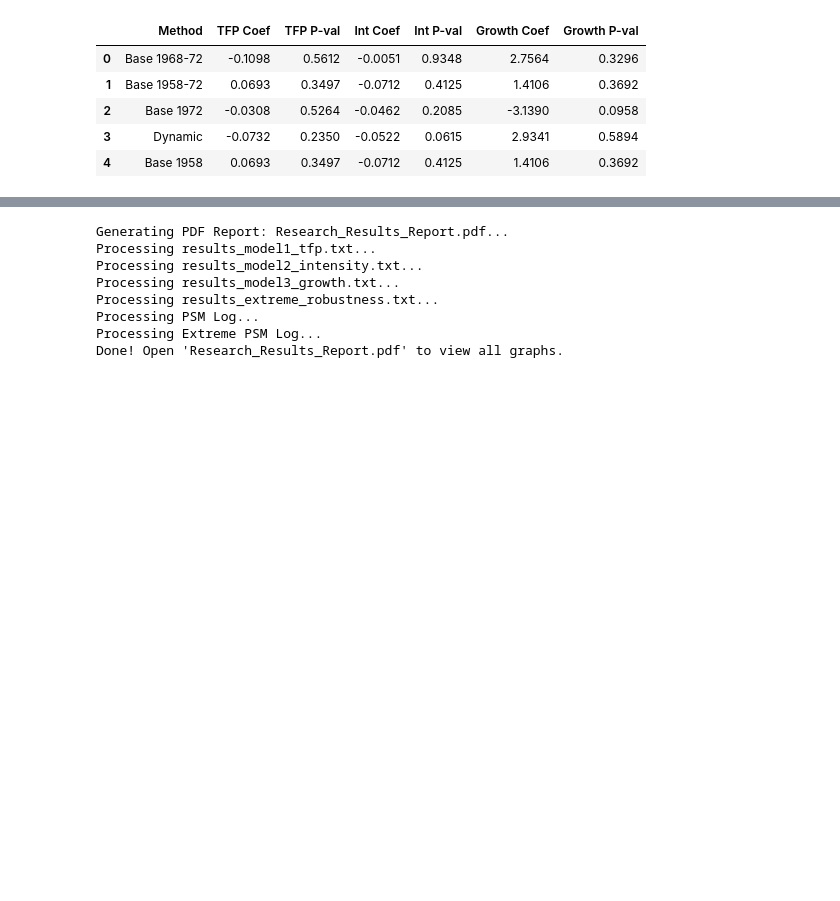
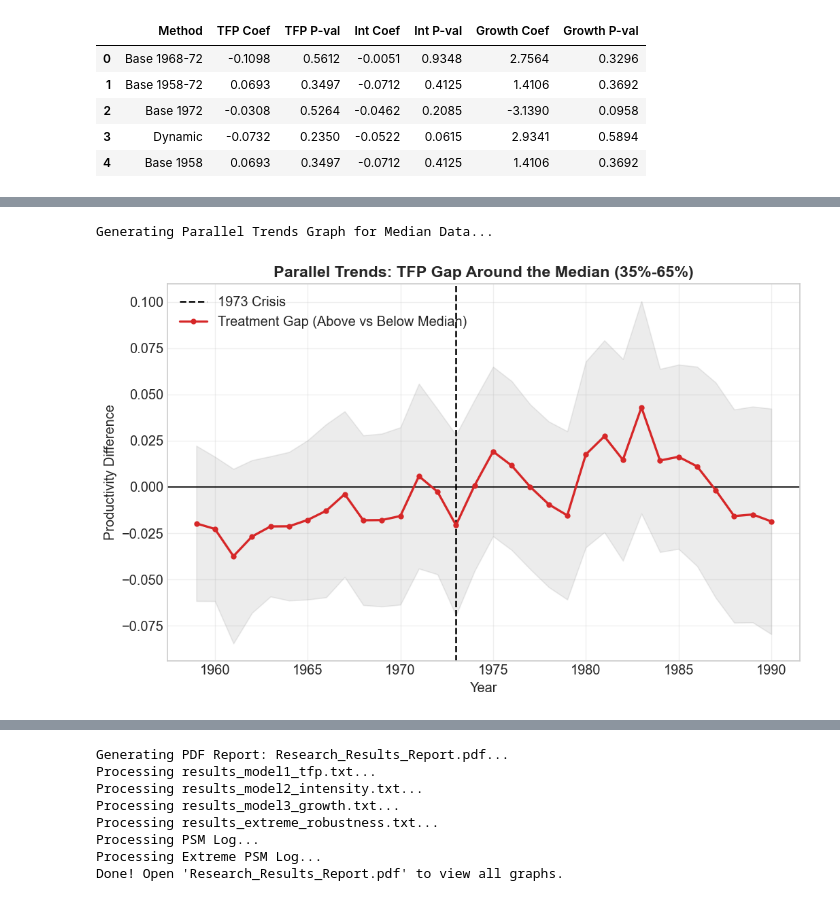
Before and after one commit to ofek31415-eng/Sourse_Idea, a Jupyter notebook: notebooks/idea_data_analysis.ipynb, the cells around one changed output, grey strips where cells are left out. Cells and saved outputs as stored; diff of their text form; code cells hidden in the pictures; blank space fills up the shorter version.

Commit message:
Above and below median & mean analysis

```diff
--- a/notebooks/idea_data_analysis.ipynb
+++ b/notebooks/idea_data_analysis.ipynb
@@ -1373 +1370,40 @@ P-value:  0.9858
 <statsmodels.regression.linear_model.RegressionResultsWrapper at 0x...>
+# %%
+# ויזואליזציה של טרנדים מקבילים
+
+print("Generating Parallel Trends Graph for Median Data...")
+
+df_reg = regression_data_median.dropna(subset=['tfp5', 'log_emp', 'log_cap']).copy()
+formula = "tfp5 ~ treatment_above_median * C(year) + log_emp + log_cap + C(naics)"
+model_es = smf.ols(formula, data=df_reg).fit(cov_type='cluster', cov_kwds={'groups': df_reg['naics']})
+
+years, coefs, lower, upper = [], [], [], []
+for param in model_es.params.index:
+    if "treatment_above_median:C(year)" in param:
+        y_str = param.split("[T.")[1].split("]")[0]
+        years.append(int(y_str))
+        coefs.append(model_es.params[param])
+        ci = model_es.conf_int().loc[param]
+        lower.append(ci[0])
+        upper.append(ci[1])
+
+plot_df = pd.DataFrame({'Year': years, 'Coef': coefs, 'Lower': lower, 'Upper': upper})
+if 1973 not in plot_df['Year'].values:
+    plot_df = pd.concat([plot_df, pd.DataFrame({'Year': [1973], 'Coef': [0], 'Lower': [0], 'Upper': [0]})]).sort_values('Year')
+
+fig, ax = plt.subplots(figsize=(10, 6))
+ax.axhline(0, color='black', linewidth=1)
+ax.axvline(1973, color='black', linestyle='--', linewidth=1.5, label='1973 Crisis')
+
+# הצללה ומקדמים
+ax.fill_between(plot_df['Year'], plot_df['Lower'], plot_df['Upper'], color='gray', alpha=0.15)
+ax.plot(plot_df['Year'], plot_df['Coef'], color='#d62728', linewidth=2, linestyle='-', marker='o', markersize=4, label='Treatment Gap (Above vs Below Median)')
+
+ax.set_title("Parallel Trends: TFP Gap Around the Median (35%-65%)", fontsize=14, fontweight='bold')
+ax.set_ylabel("Productivity Difference", fontsize=12)
+ax.set_xlabel("Year", fontsize=12)
+ax.legend()
+plt.show()
+# %% [output]
+Generating Parallel Trends Graph for Median Data...
+[figure, added]
```
Also changed, not shown: parts of 9 cells of this notebook, 9 other files.
